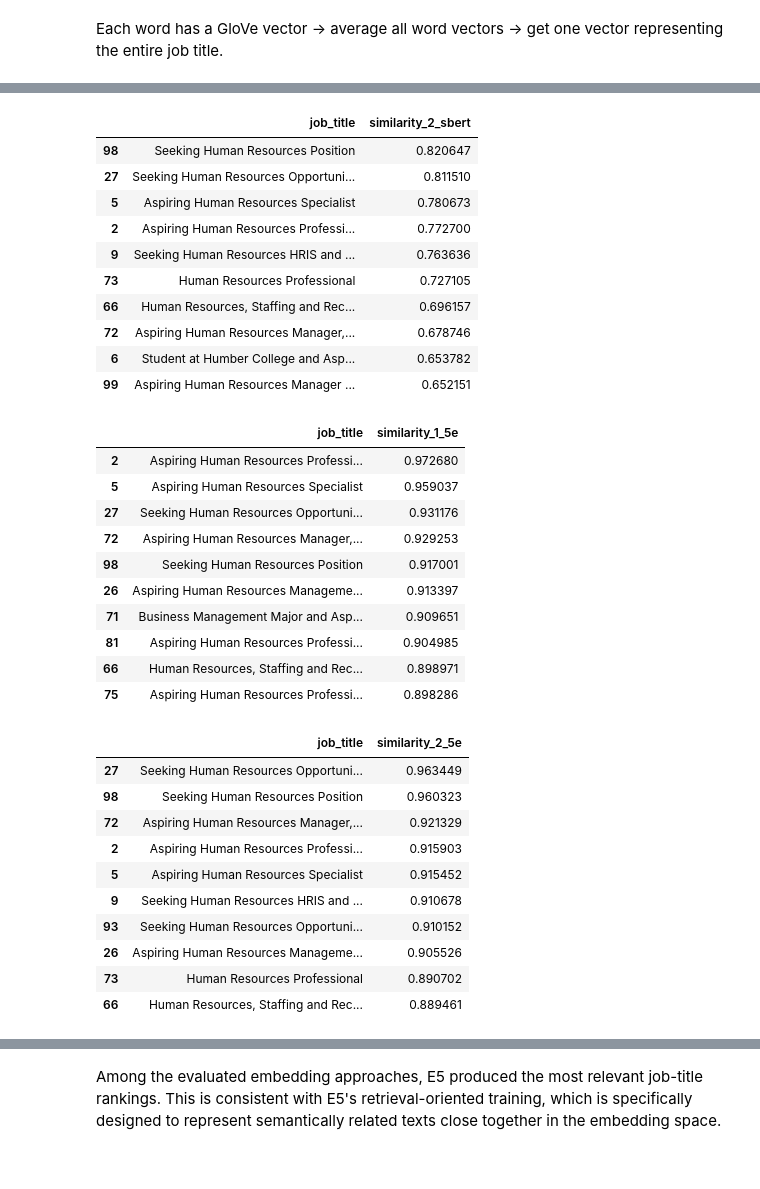
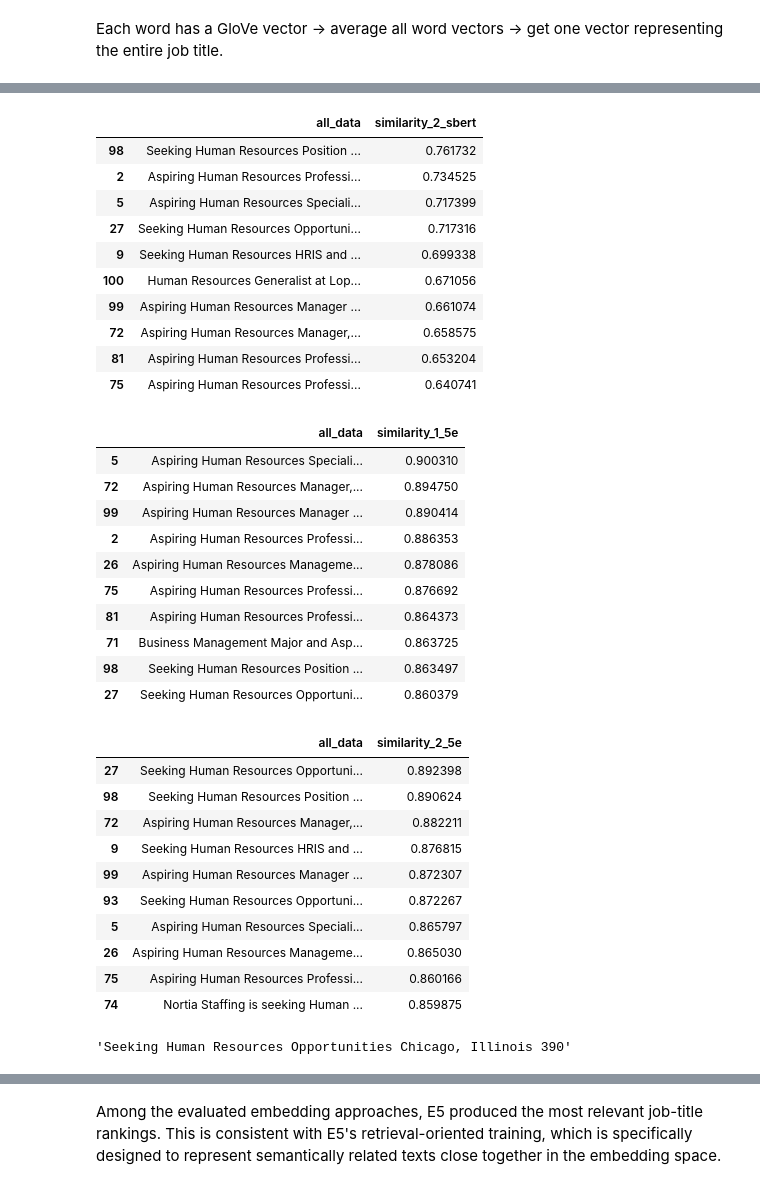
Before and after one commit to safwt-data/QwnYr0x6YtL8f4mY, a Jupyter notebook: notebooks/notebook_1.ipynb, the cells around one changed output, grey strips where cells are left out. Saved outputs shown, nothing was run; the diff lists cells and outputs as text; code cells hidden in the pictures.

```diff
--- a/notebooks/notebook_1.ipynb
+++ b/notebooks/notebook_1.ipynb
@@ -428,9 +427,9 @@ score_2 = cosine_similarity(
     s_bert
 )
 
-df["similarity_1_sbert"] = score_2.flatten()
+df["similarity_1_sbert"] = score_1.flatten()
 
-df[df["similarity_1_sbert"]>0.4][["job_title", "similarity_1_sbert"]].sort_values(
+df[df["similarity_1_sbert"]>0.4][["all_data", "similarity_1_sbert"]].sort_values(
     by="similarity_1_sbert",
     ascending=False
 ).head(10)
@@ -449,22 +448,22 @@ df[df["similarity_1_sbert"]>0.4][["job_title", "similarity_1_sbert"]].sort_value
 # %%
 df["similarity_2_sbert"] = score_2.flatten()
 
-df[df["similarity_2_sbert"]>0.4][["job_title", "similarity_2_sbert"]].sort_values(
+df[df["similarity_2_sbert"]>0.4][["all_data", "similarity_2_sbert"]].sort_values(
     by="similarity_2_sbert",
     ascending=False
 ).head(10)
 # %% [output]
-|  | job_title | similarity_2_sbert |
-| 98 | Seeking Human Resources Position | 0.820647 |
-| 27 | Seeking Human Resources Opportuni... | 0.811510 |
-| 5 | Aspiring Human Resources Specialist | 0.780673 |
-| 2 | Aspiring Human Resources Professi... | 0.772700 |
-| 9 | Seeking Human Resources HRIS and ... | 0.763636 |
-| 73 | Human Resources Professional | 0.727105 |
-| 66 | Human Resources, Staffing and Rec... | 0.696157 |
-| 72 | Aspiring Human Resources Manager,... | 0.678746 |
-| 6 | Student at Humber College and Asp... | 0.653782 |
-| 99 | Aspiring Human Resources Manager ... | 0.652151 |
+|  | all_data | similarity_2_sbert |
+| 98 | Seeking Human Resources Position ... | 0.761732 |
+| 2 | Aspiring Human Resources Professi... | 0.734525 |
+| 5 | Aspiring Human Resources Speciali... | 0.717399 |
+| 27 | Seeking Human Resources Opportuni... | 0.717316 |
+| 9 | Seeking Human Resources HRIS and ... | 0.699338 |
+| 100 | Human Resources Generalist at Lop... | 0.671056 |
+| 99 | Aspiring Human Resources Manager ... | 0.661074 |
+| 72 | Aspiring Human Resources Manager,... | 0.658575 |
+| 81 | Aspiring Human Resources Professi... | 0.653204 |
+| 75 | Aspiring Human Resources Professi... | 0.640741 |
 # %%
 tokenizer = AutoTokenizer.from_pretrained(
     "intfloat/e5-small-v2"
@@ -515,27 +514,27 @@ y2_vector = get_title_vector_e5(measure_rank_2)
 # %%
 score_1 = cosine_similarity(
     y1_vector.reshape(1, -1),
     X_e5
 )
 
 df["similarity_1_5e"] = score_1.flatten()
 
-df[df["similarity_1_5e"]>0.4][["job_title", "similarity_1_5e"]].sort_values(
+df[df["similarity_1_5e"]>0.3][["all_data", "similarity_1_5e"]].sort_values(
     by="similarity_1_5e",
     ascending=False
 ).head(10)
 # %% [output]
-|  | job_title | similarity_1_5e |
-| 2 | Aspiring Human Resources Professi... | 0.972680 |
-| 5 | Aspiring Human Resources Specialist | 0.959037 |
-| 27 | Seeking Human Resources Opportuni... | 0.931176 |
-| 72 | Aspiring Human Resources Manager,... | 0.929253 |
-| 98 | Seeking Human Resources Position | 0.917001 |
-| 26 | Aspiring Human Resources Manageme... | 0.913397 |
-| 71 | Business Management Major and Asp... | 0.909651 |
-| 81 | Aspiring Human Resources Professi... | 0.904985 |
-| 66 | Human Resources, Staffing and Rec... | 0.898971 |
-| 75 | Aspiring Human Resources Professi... | 0.898286 |
+|  | all_data | similarity_1_5e |
+| 5 | Aspiring Human Resources Speciali... | 0.900310 |
+| 72 | Aspiring Human Resources Manager,... | 0.894750 |
+| 99 | Aspiring Human Resources Manager ... | 0.890414 |
+| 2 | Aspiring Human Resources Professi... | 0.886353 |
+| 26 | Aspiring Human Resources Manageme... | 0.878086 |
+| 75 | Aspiring Human Resources Professi... | 0.876692 |
+| 81 | Aspiring Human Resources Professi... | 0.864373 |
+| 71 | Business Management Major and Asp... | 0.863725 |
+| 98 | Seeking Human Resources Position ... | 0.863497 |
+| 27 | Seeking Human Resources Opportuni... | 0.860379 |
 # %%
 score_2 = cosine_similarity(
     y2_vector.reshape(1, -1),
@@ -544,22 +543,26 @@ score_2 = cosine_similarity(
 
 df["similarity_2_5e"] = score_2.flatten()
 
-df[df["similarity_2_5e"]>0.4][["job_title", "similarity_2_5e"]].sort_values(
+df[df["similarity_2_5e"]>0.3][["all_data", "similarity_2_5e"]].sort_values(
     by="similarity_2_5e",
     ascending=False
 ).head(10)
 # %% [output]
-|  | job_title | similarity_2_5e |
-| 27 | Seeking Human Resources Opportuni... | 0.963449 |
-| 98 | Seeking Human Resources Position | 0.960323 |
-| 72 | Aspiring Human Resources Manager,... | 0.921329 |
-| 2 | Aspiring Human Resources Professi... | 0.915903 |
-| 5 | Aspiring Human Resources Specialist | 0.915452 |
-| 9 | Seeking Human Resources HRIS and ... | 0.910678 |
-| 93 | Seeking Human Resources Opportuni... | 0.910152 |
-| 26 | Aspiring Human Resources Manageme... | 0.905526 |
-| 73 | Human Resources Professional | 0.890702 |
-| 66 | Human Resources, Staffing and Rec... | 0.889461 |
+|  | all_data | similarity_2_5e |
+| 27 | Seeking Human Resources Opportuni... | 0.892398 |
+| 98 | Seeking Human Resources Position ... | 0.890624 |
+| 72 | Aspiring Human Resources Manager,... | 0.882211 |
+| 9 | Seeking Human Resources HRIS and ... | 0.876815 |
+| 99 | Aspiring Human Resources Manager ... | 0.872307 |
+| 93 | Seeking Human Resources Opportuni... | 0.872267 |
+| 5 | Aspiring Human Resources Speciali... | 0.865797 |
+| 26 | Aspiring Human Resources Manageme... | 0.865030 |
+| 75 | Aspiring Human Resources Professi... | 0.860166 |
+| 74 | Nortia Staffing is seeking Human ... | 0.859875 |
+# %%
+df['all_data'][27]
+# %% [output]
+'Seeking Human Resources Opportunities Chicago, Illinois 390'
 # %%
 tokenizer = AutoTokenizer.from_pretrained(
     "BAAI/bge-small-en-v1.5"
```
Also changed, not shown: parts of 8 cells of this notebook.
